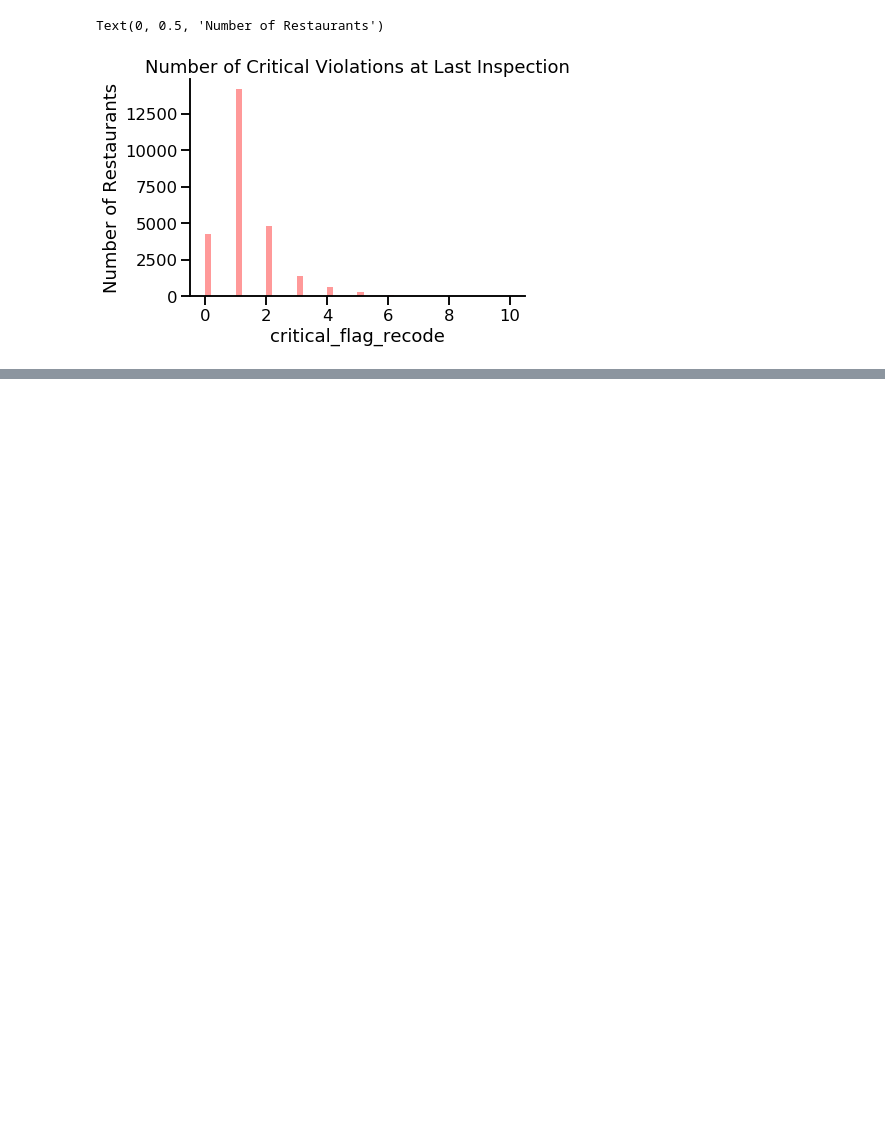
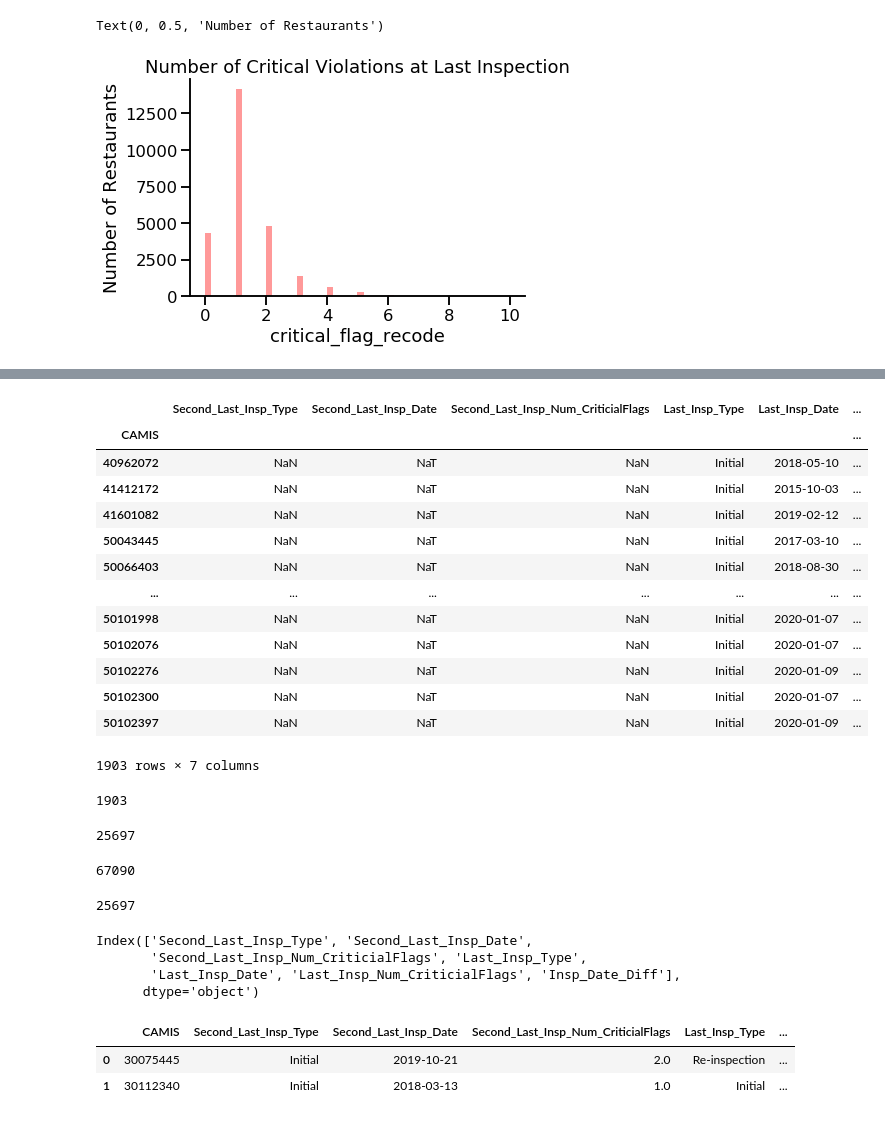
Before and after one commit to rbarryanwar/SafeEats, a Jupyter notebook: Health_EDA_cleaner.ipynb, the cells around one changed output, grey strips where cells are left out. Drawn from its saved outputs; the diff is of its cells as text; code cells hidden in the pictures; blank space fills up the shorter version.

```diff
--- a/Health_EDA_cleaner.ipynb
+++ b/Health_EDA_cleaner.ipynb
@@ -340,0 +644,5 @@ Text(0, 0.5, 'Number of Restaurants')
+# %%
+len(HD_LastInsp)
+HD_LastInsp.columns = ['Last_Insp_Type','Last_Insp_Date', 'Last_Insp_Num_CriticialFlags']
+HD_LastInsp = HD_LastInsp.sort_values('CAMIS')
+HD_LastInsp.head()
@@ -340,0 +658,5 @@ Text(0, 0.5, 'Number of Restaurants')
+# %%
+#merge the SecondLast df with the LastInsp df
+HD_InspCounts = pd.merge(HD_SecondLastInsp, HD_LastInsp, left_on = 'CAMIS', right_on = 'CAMIS', how = 'inner')
+len(HD_InspCounts)
+HD_InspCounts.head()
@@ -340,0 +672,3 @@ Text(0, 0.5, 'Number of Restaurants')
+# %%
+HD_InspCounts['Insp_Date_Diff']=HD_InspCounts['Last_Insp_Date'] - HD_InspCounts['Second_Last_Insp_Date']
+HD_InspCounts.head()
@@ -340,0 +691,56 @@ Text(0, 0.5, 'Number of Restaurants')
+# %%
+HD_InspCounts.loc[HD_InspCounts['Insp_Date_Diff'] == '0 days', ['Second_Last_Insp_Type','Second_Last_Insp_Num_CriticialFlags','Second_Last_Insp_Date']] = np.NaN
+# %%
+HD_InspCounts[HD_InspCounts['Insp_Date_Diff']=='0 days']
+len(HD_InspCounts[HD_InspCounts['Insp_Date_Diff']=='0 days'])
+# %% [output]
+|  | Second_Last_Insp_Type | Second_Last_Insp_Date | Second_Last_Insp_Num_CriticialFlags | Last_Insp_Type | Last_Insp_Date | ... |
+| CAMIS |  |  |  |  |  | ... |
+| 40962072 | NaN | NaT | NaN | Initial | 2018-05-10 | ... |
+| 41412172 | NaN | NaT | NaN | Initial | 2015-10-03 | ... |
+| 41601082 | NaN | NaT | NaN | Initial | 2019-02-12 | ... |
+| 50043445 | NaN | NaT | NaN | Initial | 2017-03-10 | ... |
+| 50066403 | NaN | NaT | NaN | Initial | 2018-08-30 | ... |
+| ... | ... | ... | ... | ... | ... | ... |
+| 50101998 | NaN | NaT | NaN | Initial | 2020-01-07 | ... |
+| 50102076 | NaN | NaT | NaN | Initial | 2020-01-07 | ... |
+| 50102276 | NaN | NaT | NaN | Initial | 2020-01-09 | ... |
+| 50102300 | NaN | NaT | NaN | Initial | 2020-01-07 | ... |
+| 50102397 | NaN | NaT | NaN | Initial | 2020-01-09 | ... |
+1903 rows × 7 columns
+1903
+# %%
+len(HD_InspCounts)
+# %% [output]
+25697
+# %%
+#merge with original
+HD_InspCounts_Full = pd.merge(HD_InspCounts, HD, left_on = ['CAMIS', 'Last_Insp_Date'], right_on = ['CAMIS', 'INSPECTION DATE'], how = 'left')
+len(HD_InspCounts_Full)
+# %% [output]
+67090
+# %%
+#Drop duplicate rows that got added from the full dataframe
+HD_InspCounts_Full = HD_InspCounts_Full.drop_duplicates(subset = 'CAMIS', keep = 'first')
+len(HD_InspCounts_Full)
+# %% [output]
+25697
+# %%
+HD_InspCounts.columns
+# %% [output]
+Index(['Second_Last_Insp_Type', 'Second_Last_Insp_Date',
+       'Second_Last_Insp_Num_CriticialFlags', 'Last_Insp_Type',
+       'Last_Insp_Date', 'Last_Insp_Num_CriticialFlags', 'Insp_Date_Diff'],
+      dtype='object')
+# %%
+HD_InspCounts_Full = HD_InspCounts_Full[['CAMIS', 'Second_Last_Insp_Type', 'Second_Last_Insp_Date',
+       'Second_Last_Insp_Num_CriticialFlags', 'Last_Insp_Type',
+       'Last_Insp_Date', 'Last_Insp_Num_CriticialFlags', 'Insp_Date_Diff','DBA', 'BORO', 'ZIPCODE',
+       'CUISINE DESCRIPTION',  'Latitude', 'Longitude',
+       'Community Board', 'Council District', 'Census Tract', 'BIN', 'BBL',
+       'NTA']]
+HD_InspCounts_Full.head(n=2)
+# %% [output]
+|  | CAMIS | Second_Last_Insp_Type | Second_Last_Insp_Date | Second_Last_Insp_Num_CriticialFlags | Last_Insp_Type | ... |
+| 0 | 30075445 | Initial | 2019-10-21 | 2.0 | Re-inspection | ... |
+| 1 | 30112340 | Initial | 2018-03-13 | 1.0 | Initial | ... |
```
Also changed, not shown: parts of 45 cells of this notebook, 5 other files.
